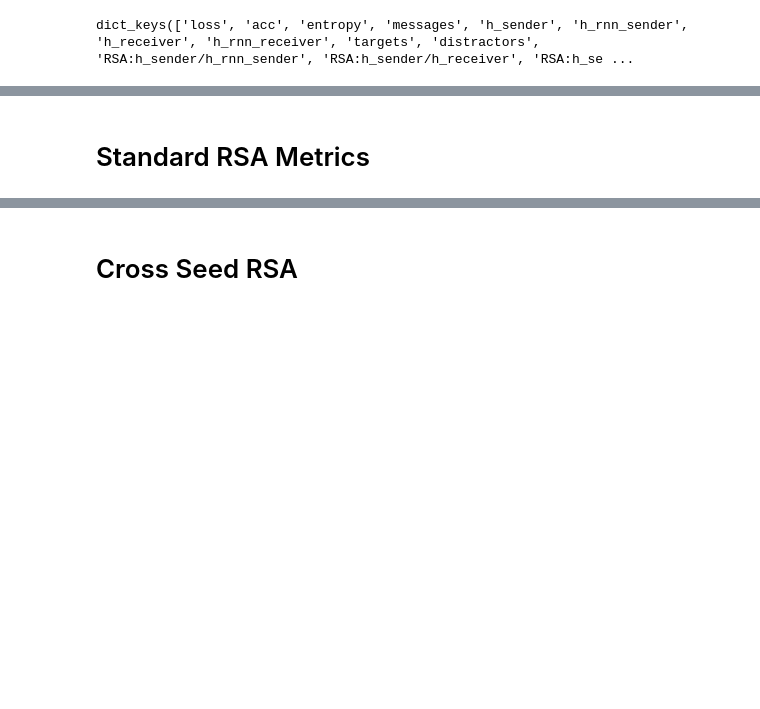
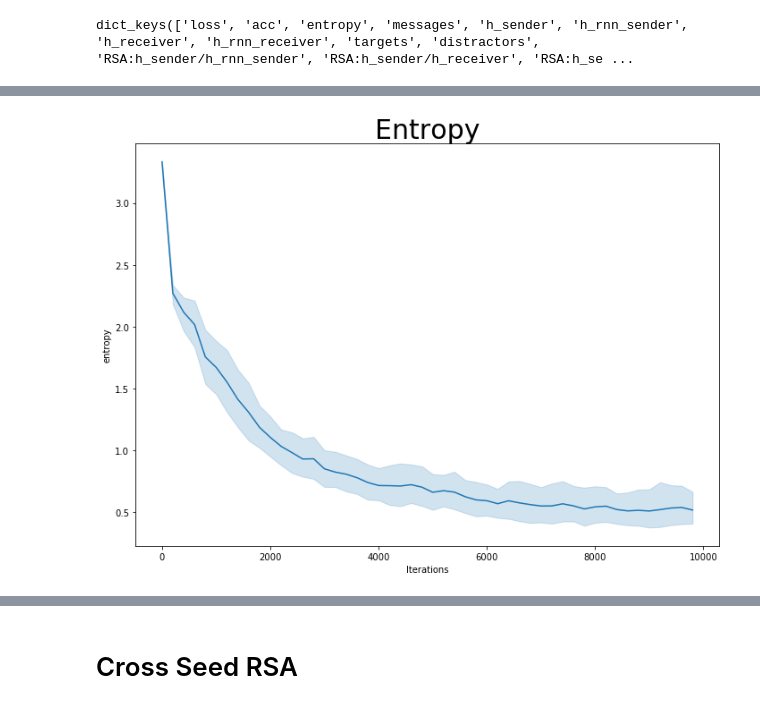
Before and after one commit to gautierdag/rsa-a, a Jupyter notebook: analysis.ipynb, the cells around one changed output, grey strips where cells are left out. Cells and saved outputs as stored; diff of their text form; code cells hidden in the pictures; blank space fills up the shorter version.

Commit message:
entropy and more seeds in visualization

```diff
--- a/analysis.ipynb
+++ b/analysis.ipynb
@@ -79,2 +81,4 @@ plot_metric(metrics, metric="acc")
-# %% [markdown]
-# Standard RSA Metrics
+# %%
+plot_metric(metrics, metric="entropy")
+# %% [output]
+[figure, added]
```
Also changed, not shown: parts of 6 cells of this notebook.
